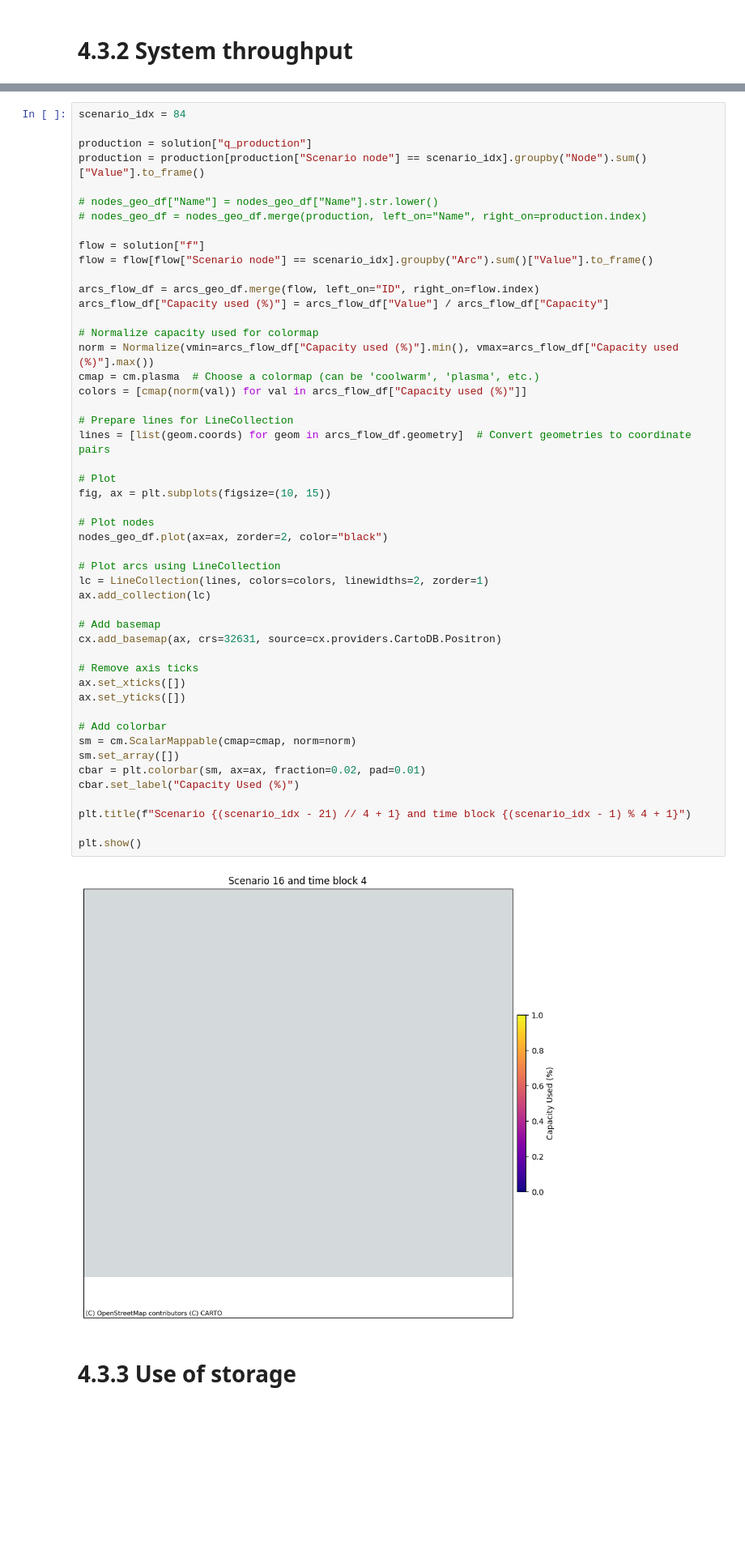
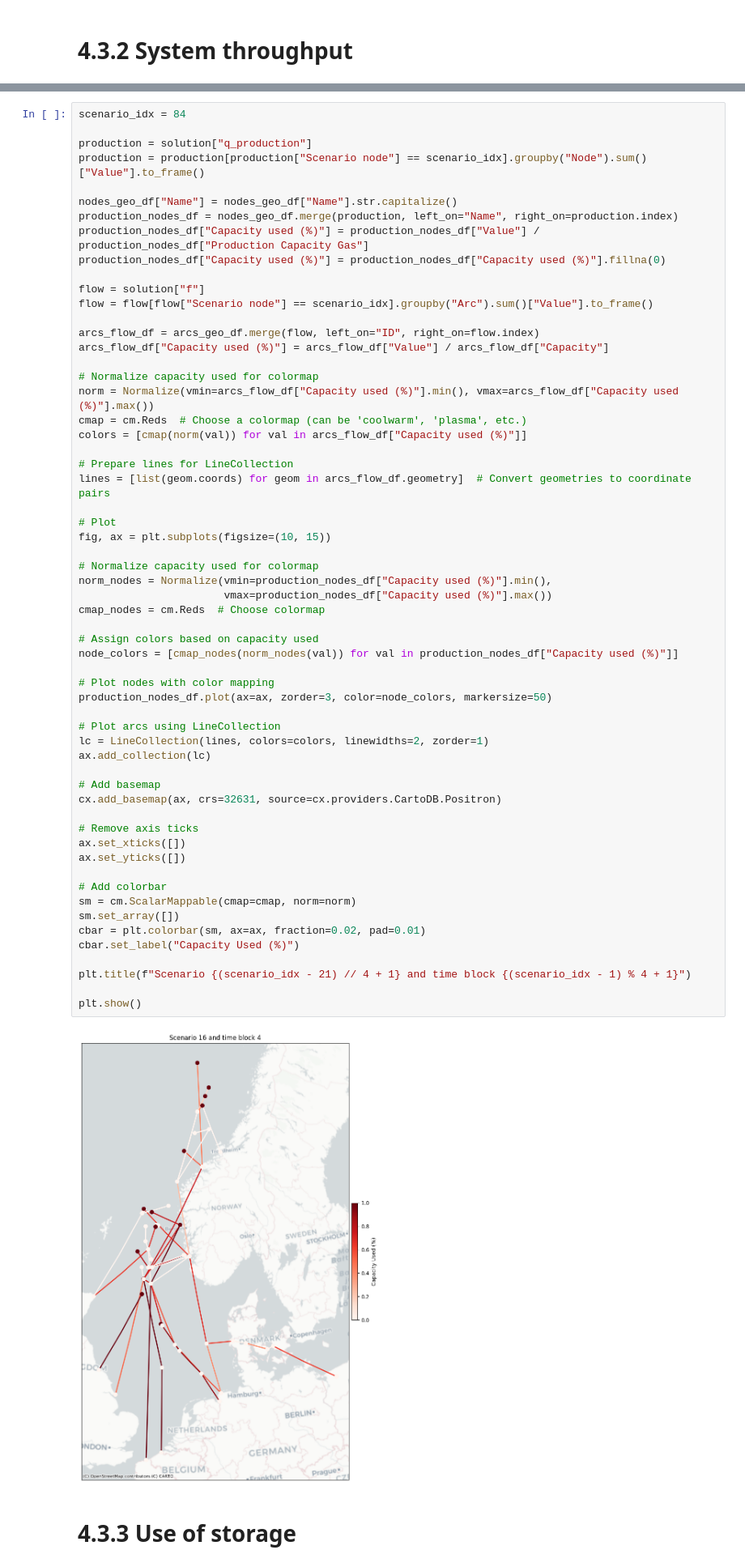
Before and after one commit to berendmarkhorst/secondary_gas_market, a Jupyter notebook: analysis.ipynb, the cells around one changed output, grey strips where cells are left out. Shown at 81% size. Saved outputs shown, nothing was run; the diff lists cells and outputs as text; blank space fills up the shorter version.

Commit message:
Visualisations flow added

```diff
--- a/analysis.ipynb
+++ b/analysis.ipynb
@@ -488,8 +489,10 @@ scenario_idx = 84
 production = solution["q_production"]
 production = production[production["Scenario node"] == scenario_idx].groupby("Node").sum()["Value"].to_frame()
 
-# nodes_geo_df["Name"] = nodes_geo_df["Name"].str.lower()
-# nodes_geo_df = nodes_geo_df.merge(production, left_on="Name", right_on=production.index)
+nodes_geo_df["Name"] = nodes_geo_df["Name"].str.capitalize()
+production_nodes_df = nodes_geo_df.merge(production, left_on="Name", right_on=production.index)
+production_nodes_df["Capacity used (%)"] = production_nodes_df["Value"] / production_nodes_df["Production Capacity Gas"]
+production_nodes_df["Capacity used (%)"] = production_nodes_df["Capacity used (%)"].fillna(0)
 
 flow = solution["f"]
 flow = flow[flow["Scenario node"] == scenario_idx].groupby("Arc").sum()["Value"].to_frame()
@@ -499,40 +502,48 @@ arcs_flow_df["Capacity used (%)"] = arcs_flow_df["Value"] / arcs_flow_df["Capaci
 
 # Normalize capacity used for colormap
 norm = Normalize(vmin=arcs_flow_df["Capacity used (%)"].min(), vmax=arcs_flow_df["Capacity used (%)"].max())
-cmap = cm.plasma  # Choose a colormap (can be 'coolwarm', 'plasma', etc.)
+cmap = cm.Reds  # Choose a colormap (can be 'coolwarm', 'plasma', etc.)
 colors = [cmap(norm(val)) for val in arcs_flow_df["Capacity used (%)"]]
 
 # Prepare lines for LineCollection
 lines = [list(geom.coords) for geom in arcs_flow_df.geometry]  # Convert geometries to coordinate pairs
 
 # Plot
 fig, ax = plt.subplots(figsize=(10, 15))
 
-# Plot nodes
-nodes_geo_df.plot(ax=ax, zorder=2, color="black")
+# Normalize capacity used for colormap
+norm_nodes = Normalize(vmin=production_nodes_df["Capacity used (%)"].min(),
+                       vmax=production_nodes_df["Capacity used (%)"].max())
+cmap_nodes = cm.Reds  # Choose colormap
+
+# Assign colors based on capacity used
+node_colors = [cmap_nodes(norm_nodes(val)) for val in production_nodes_df["Capacity used (%)"]]
+
+# Plot nodes with color mapping
+production_nodes_df.plot(ax=ax, zorder=3, color=node_colors, markersize=50)
 
 # Plot arcs using LineCollection
 lc = LineCollection(lines, colors=colors, linewidths=2, zorder=1)
 ax.add_collection(lc)
 
 # Add basemap
 cx.add_basemap(ax, crs=32631, source=cx.providers.CartoDB.Positron)
 
 # Remove axis ticks
 ax.set_xticks([])
 ax.set_yticks([])
 
 # Add colorbar
 sm = cm.ScalarMappable(cmap=cmap, norm=norm)
 sm.set_array([])
 cbar = plt.colorbar(sm, ax=ax, fraction=0.02, pad=0.01)
 cbar.set_label("Capacity Used (%)")
 
 plt.title(f"Scenario {(scenario_idx - 21) // 4 + 1} and time block {(scenario_idx - 1) % 4 + 1}")
 
 plt.show()
 # %% [output]
-[figure, old version]
+[figure, new version]
 # %% [markdown]
 # 4.3.3 Use of storage
 # %%
```
Also changed, not shown: parts of 5 cells of this notebook, 3 other files.
